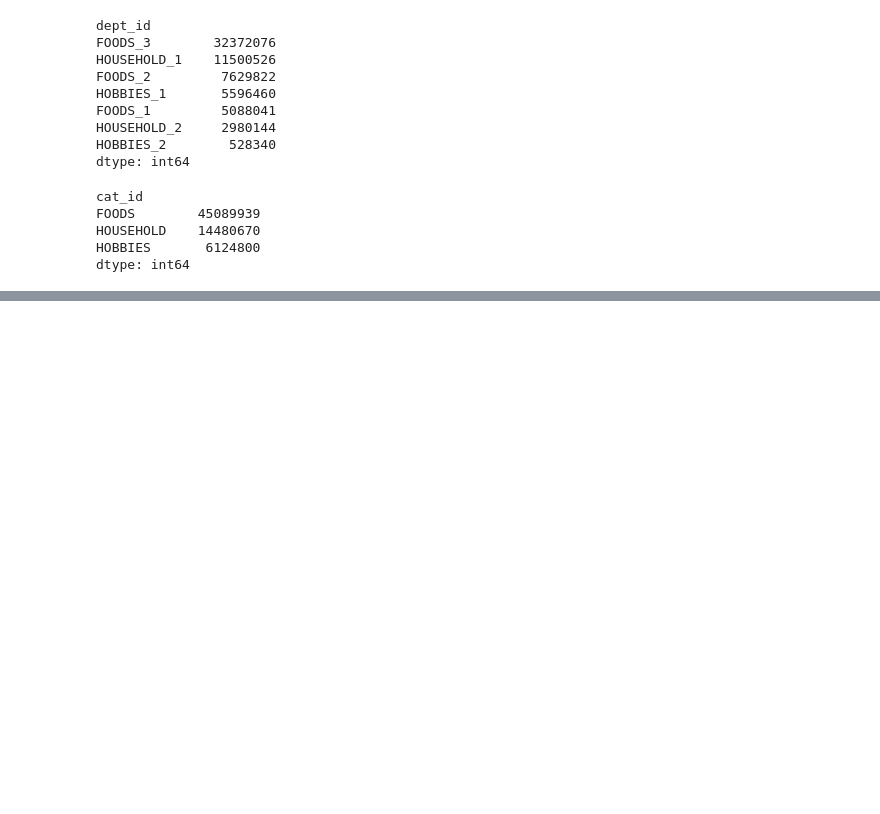
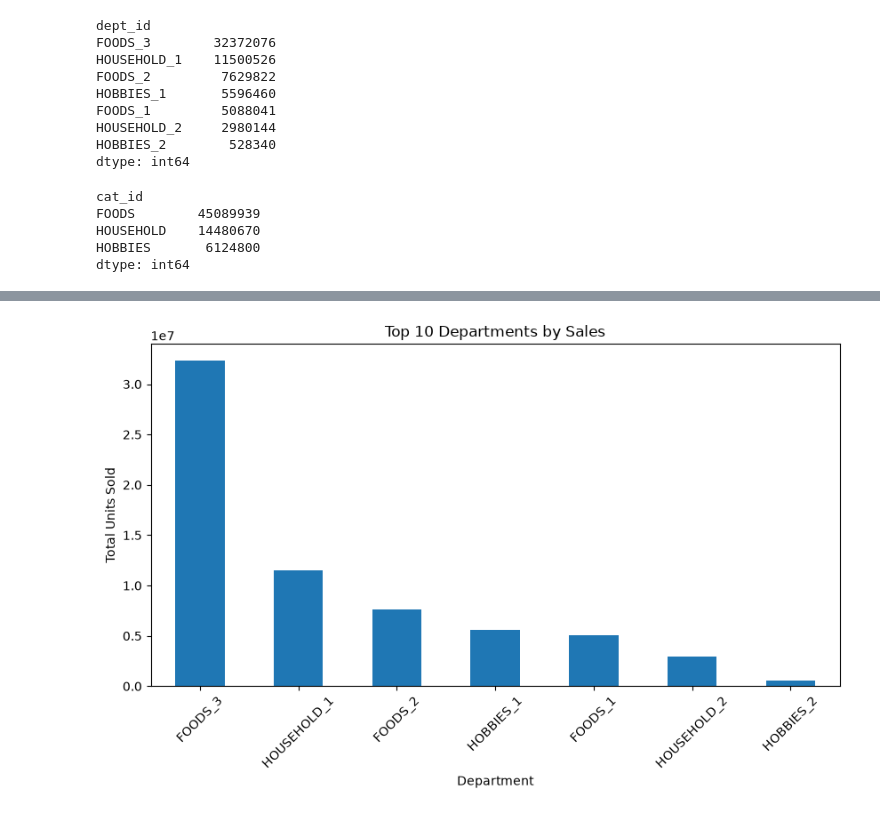
Before and after one commit to janupalliradhika/retail-demand-forecasting, a Jupyter notebook: notebooks/01_data_exploration.ipynb, the cells around one changed output, grey strips where cells are left out. Cells and saved outputs as stored; diff of their text form; code cells hidden in the pictures; blank space fills up the shorter version.

```diff
--- a/notebooks/01_data_exploration.ipynb
+++ b/notebooks/01_data_exploration.ipynb
@@ -674,0 +750,2 @@ dtype: int64
+# %%
+dept_sales = sales_clean.groupby("dept_id")[sales_columns].sum().sum(axis=1)
@@ -674,0 +764,12 @@ dtype: int64
+# %%
+top_depts = dept_sales.sort_values(ascending=False).head(10)
+
+plt.figure(figsize=(10,5))
+top_depts.plot(kind="bar")
+plt.title("Top 10 Departments by Sales")
+plt.xlabel("Department")
+plt.ylabel("Total Units Sold")
+plt.xticks(rotation=45)
+plt.show()
+# %% [output]
+[figure, added]
```
Also changed, not shown: parts of 18 cells of this notebook.
